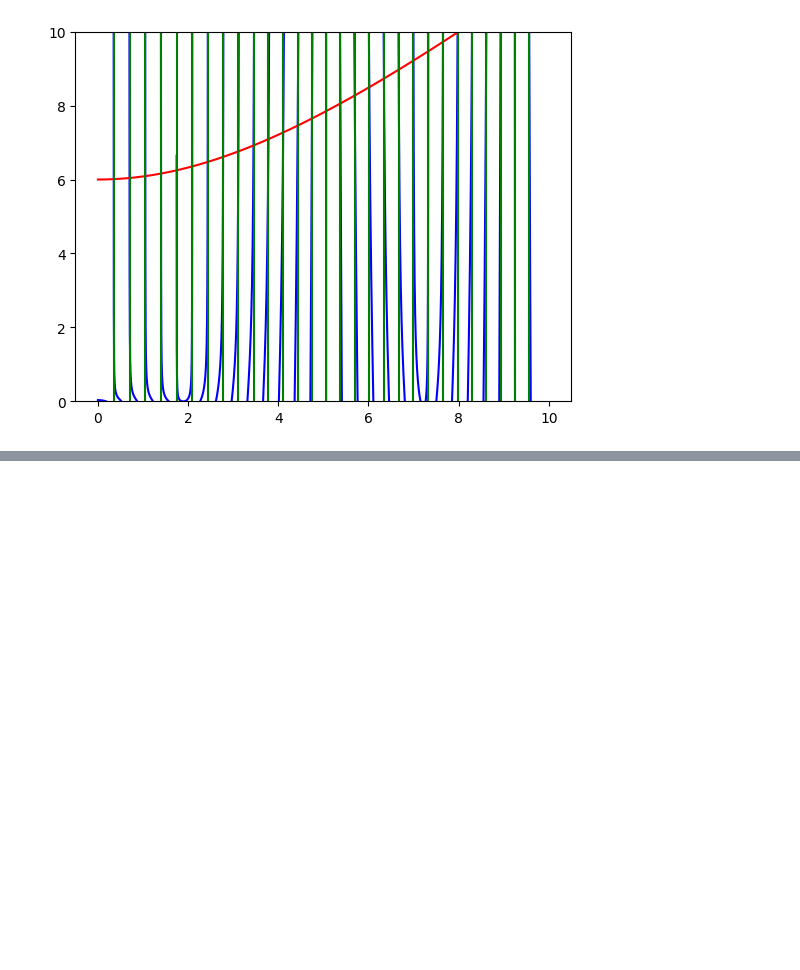
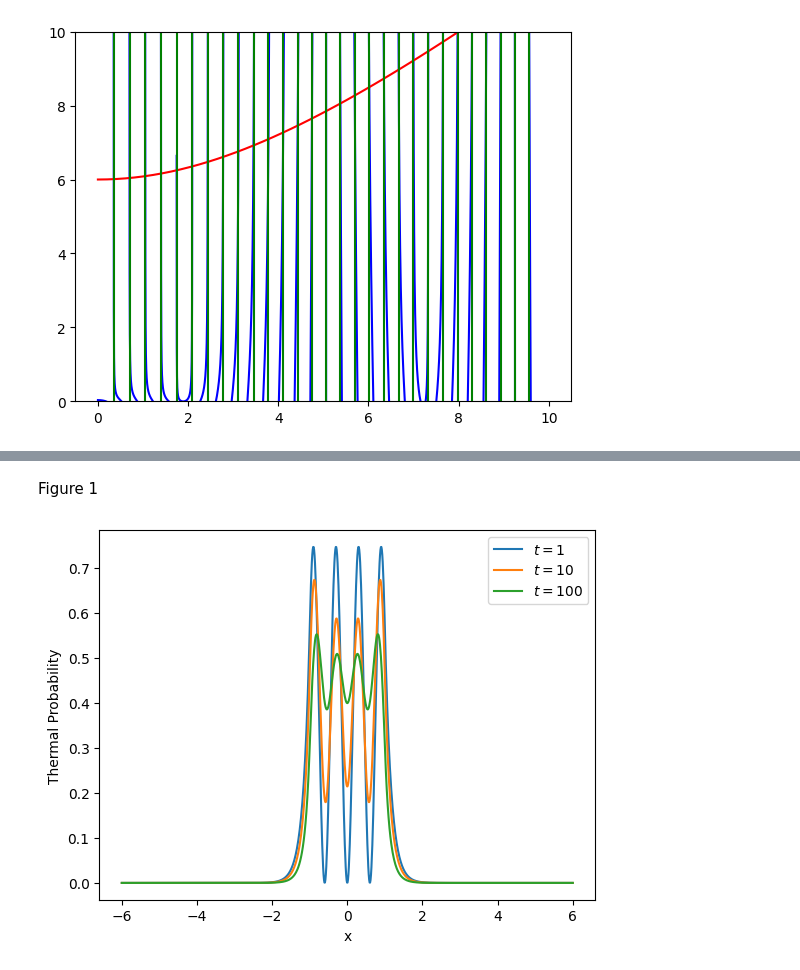
Before and after one commit to S3b4sc/Miniproyecto2, a Jupyter notebook: Miniproyecto2.ipynb, the cells around one changed output, grey strips where cells are left out. Saved outputs shown, nothing was run; the diff lists cells and outputs as text; code cells hidden in the pictures; blank space fills up the shorter version.

```diff
--- a/Miniproyecto2.ipynb
+++ b/Miniproyecto2.ipynb
@@ -1284,0 +1505,16 @@ def thermal_probability(x: np.ndarray, xi: float, l: float, N: int, kT: float) -
+# %% [markdown]
+Figure 1
+# %%
+# Possible temperatures to be considered
+t = np.array([1,10,100])
+xs = np.linspace(-6,6,1000)
+
+for i in t:
+  plt.plot(xs,thermal_probability(xs,xi,l,N,i), label= r"$t = %.f $"%i)
+
+plt.legend()
+plt.xlabel("x")
+plt.ylabel("Thermal Probability")
+plt.show()
+# %% [output]
+[figure, added]
```
Also changed, not shown: parts of 67 cells of this notebook, 1 other file.
